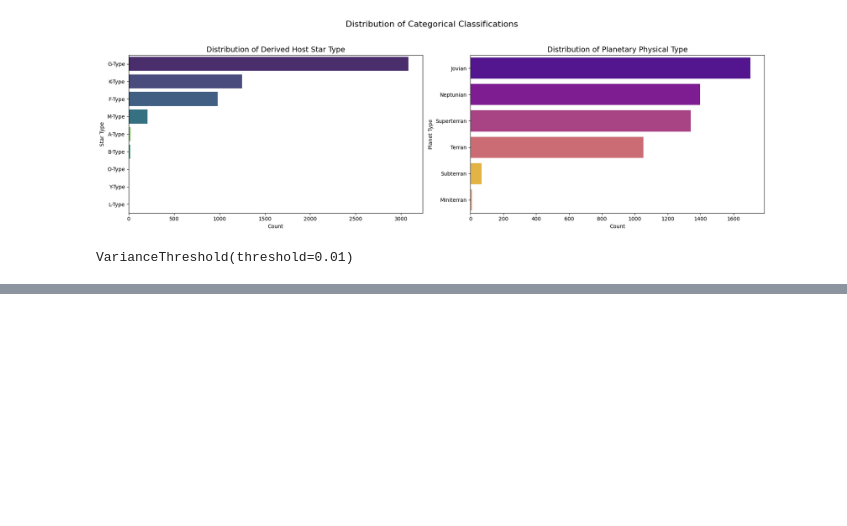
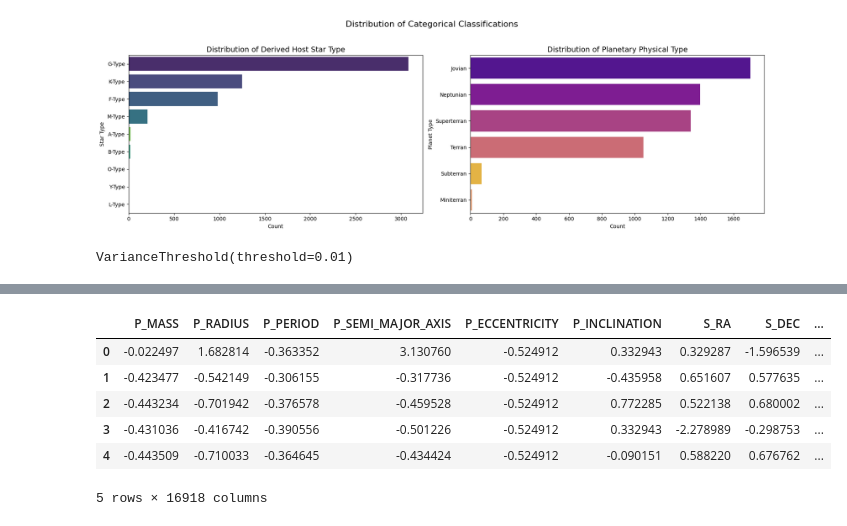
Before and after one commit to varshini-nandula/exohabitai, a Jupyter notebook: exoplanets.ipynb, the cells around one changed output, grey strips where cells are left out. Drawn from its saved outputs; the diff is of its cells as text; code cells hidden in the pictures; blank space fills up the shorter version.

```diff
--- a/exoplanets.ipynb
+++ b/exoplanets.ipynb
@@ -379,3 +384,13 @@ scaled_num_data = pd.DataFrame(
 # Create the PROCESSED_DF (The dataset for the machine learning model)
 # We combine scaled numbers, binary categories, and our target variable
 processed_df = pd.concat([scaled_num_data, encoded_df, exoplanet_df[['P_HABITABLE']]], axis=1)
+# %%
+processed_df.head()
+# %% [output]
+|  | P_MASS | P_RADIUS | P_PERIOD | P_SEMI_MAJOR_AXIS | P_ECCENTRICITY | P_INCLINATION | S_RA | S_DEC | ... |
+| 0 | -0.022497 | 1.682814 | -0.363352 | 3.130760 | -0.524912 | 0.332943 | 0.329287 | -1.596539 | ... |
+| 1 | -0.423477 | -0.542149 | -0.306155 | -0.317736 | -0.524912 | -0.435958 | 0.651607 | 0.577635 | ... |
+| 2 | -0.443234 | -0.701942 | -0.376578 | -0.459528 | -0.524912 | 0.772285 | 0.522138 | 0.680002 | ... |
+| 3 | -0.431036 | -0.416742 | -0.390556 | -0.501226 | -0.524912 | 0.332943 | -2.278989 | -0.298753 | ... |
+| 4 | -0.443509 | -0.710033 | -0.364645 | -0.434424 | -0.524912 | -0.090151 | 0.588220 | 0.676762 | ... |
+5 rows × 16918 columns
```
Also changed, not shown: parts of 6 cells of this notebook.
